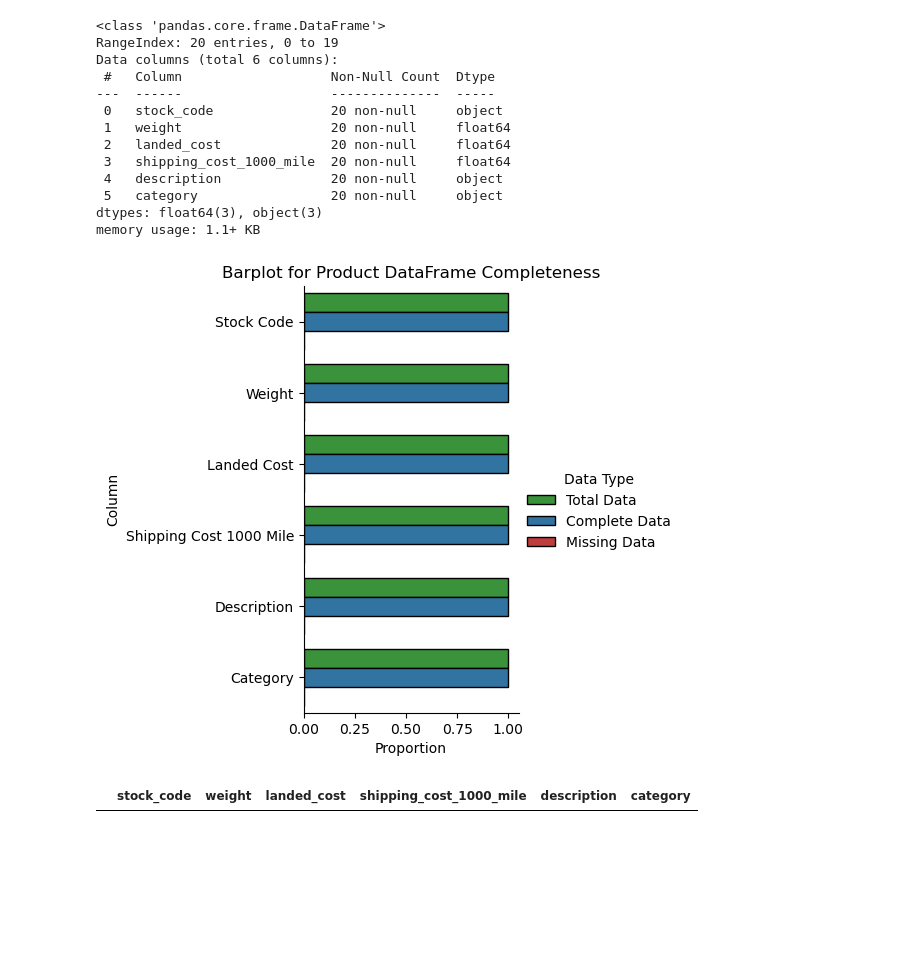
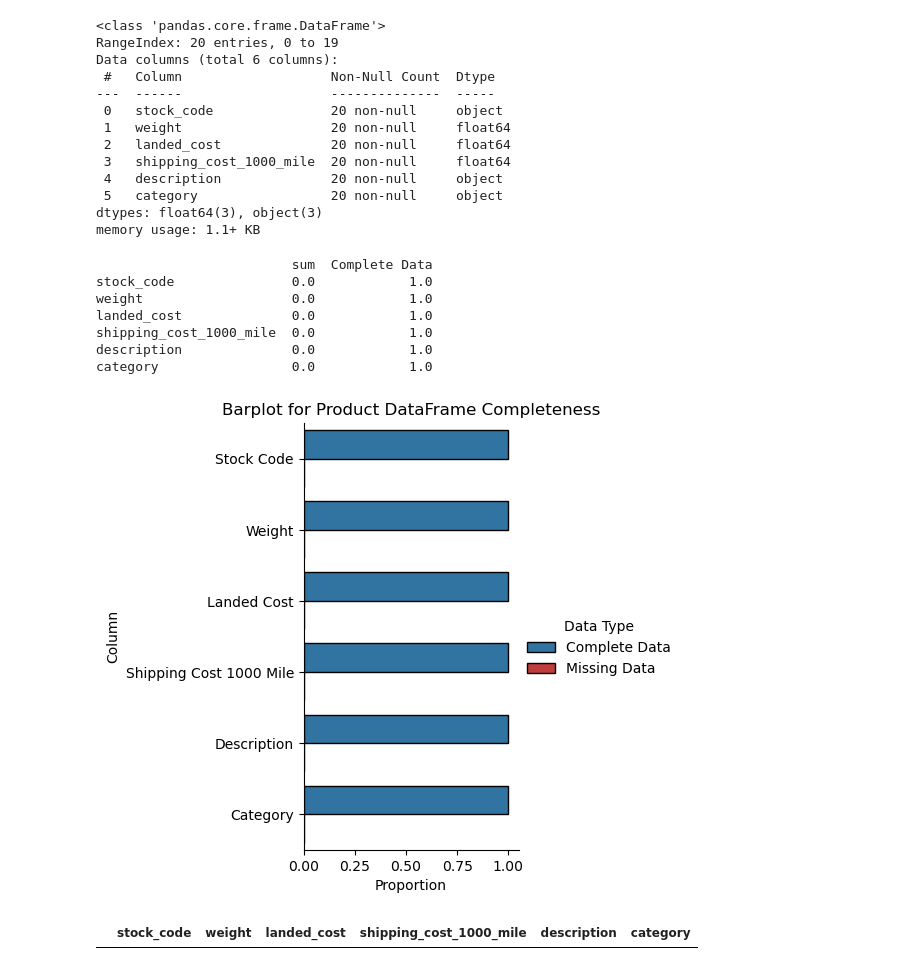
Before and after one commit to jatoapan/Ecommerce_Analytics, a Jupyter notebook: notebooks/1.0_jtd_data_preparation.ipynb, the cells around one changed output. Saved outputs shown, nothing was run; the diff lists cells and outputs as text; code cells hidden in the pictures; blank space fills up the shorter version.

```diff
--- a/notebooks/1.0_jtd_data_preparation.ipynb
+++ b/notebooks/1.0_jtd_data_preparation.ipynb
@@ -264,9 +330,16 @@ dtypes: float64(3), object(3)
 memory usage: 1.1+ KB
 # %%
 product_df_columns = list(product_df.columns)
-plot_completeness_barplot(df=product_df,column=product_df_columns,df_name="Product")
+plots.plot_completeness_barplot(df=product_df,column=product_df_columns,df_name="Product")
 # %% [output]
+                         sum  Complete Data
+stock_code               0.0            1.0
+weight                   0.0            1.0
+landed_cost              0.0            1.0
+shipping_cost_1000_mile  0.0            1.0
+description              0.0            1.0
+category                 0.0            1.0
-[figure, old version]
+[figure, new version]
 # %%
 duplicated_rows = product_df.duplicated(keep=False)
 product_df[duplicated_rows]
```
Also changed, not shown: parts of 20 cells of this notebook, 2 other files.
